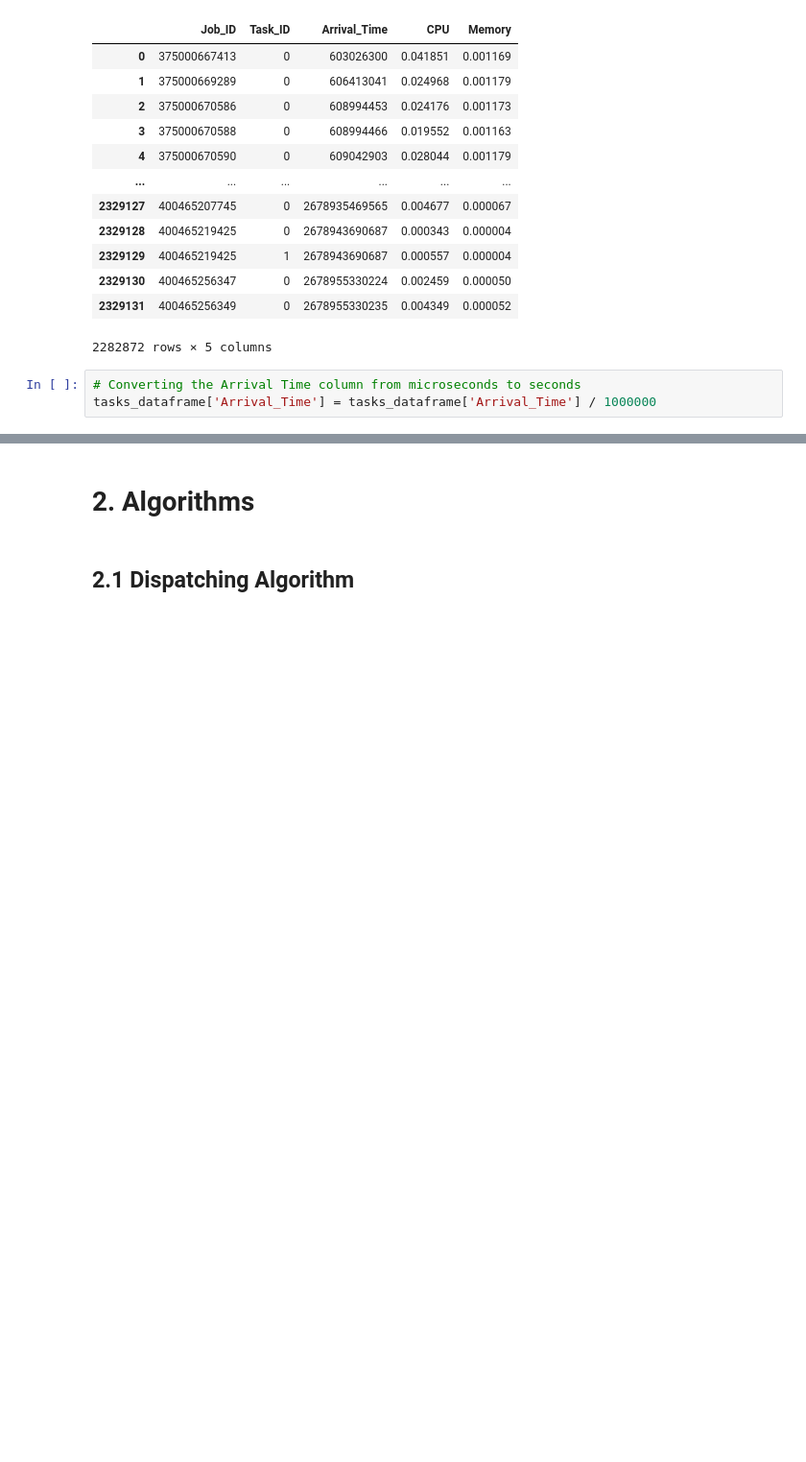
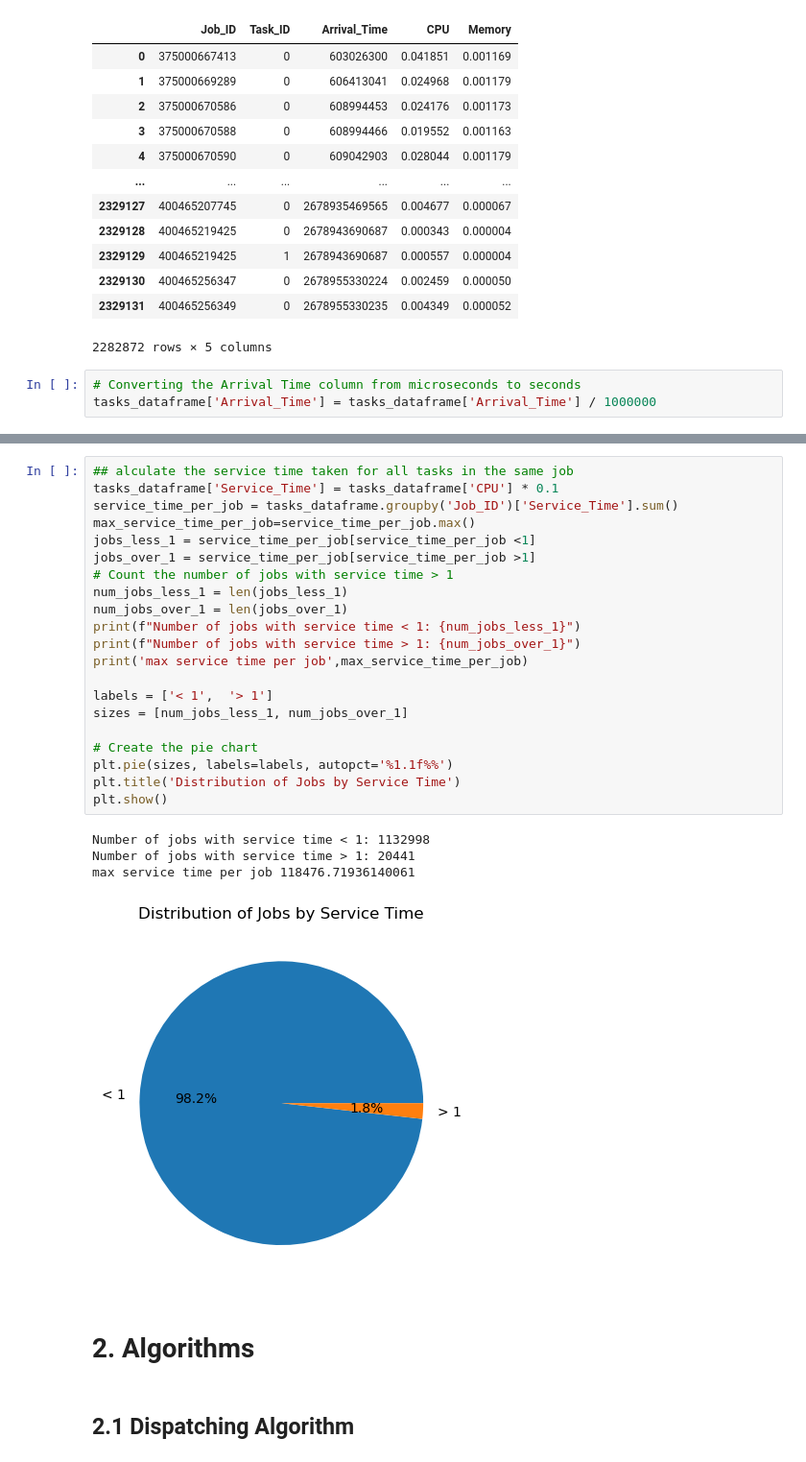
Before and after one commit to maryyyyna/Networking-for-Big-Data-and-Laboratory, a Jupyter notebook: CH2_DataCenter.ipynb, the cells around one changed output, grey strips where cells are left out. Shown at 96% size. Saved outputs shown, nothing was run; the diff lists cells and outputs as text; blank space fills up the shorter version.

```diff
--- a/CH2_DataCenter.ipynb
+++ b/CH2_DataCenter.ipynb
@@ -51,3 +106,29 @@ tasks_dataframe.head(10)
+# %%
+## alculate the service time taken for all tasks in the same job
+tasks_dataframe['Service_Time'] = tasks_dataframe['CPU'] * 0.1
+service_time_per_job = tasks_dataframe.groupby('Job_ID')['Service_Time'].sum()
+max_service_time_per_job=service_time_per_job.max()
+jobs_less_1 = service_time_per_job[service_time_per_job <1]
+jobs_over_1 = service_time_per_job[service_time_per_job >1]
+# Count the number of jobs with service time > 1
+num_jobs_less_1 = len(jobs_less_1)
+num_jobs_over_1 = len(jobs_over_1)
+print(f"Number of jobs with service time < 1: {num_jobs_less_1}")
+print(f"Number of jobs with service time > 1: {num_jobs_over_1}")
+print('max service time per job',max_service_time_per_job)
+
+labels = ['< 1',  '> 1']
+sizes = [num_jobs_less_1, num_jobs_over_1]
+
+# Create the pie chart
+plt.pie(sizes, labels=labels, autopct='%1.1f%%')
+plt.title('Distribution of Jobs by Service Time')
+plt.show()
+# %% [output]
+Number of jobs with service time < 1: 1132998
+Number of jobs with service time > 1: 20441
+max service time per job 118476.71936140061
+[figure, added]
 # %% [markdown]
 # 2. Algorithms
 # %% [markdown]
```
Also changed, not shown: parts of 7 cells of this notebook.
